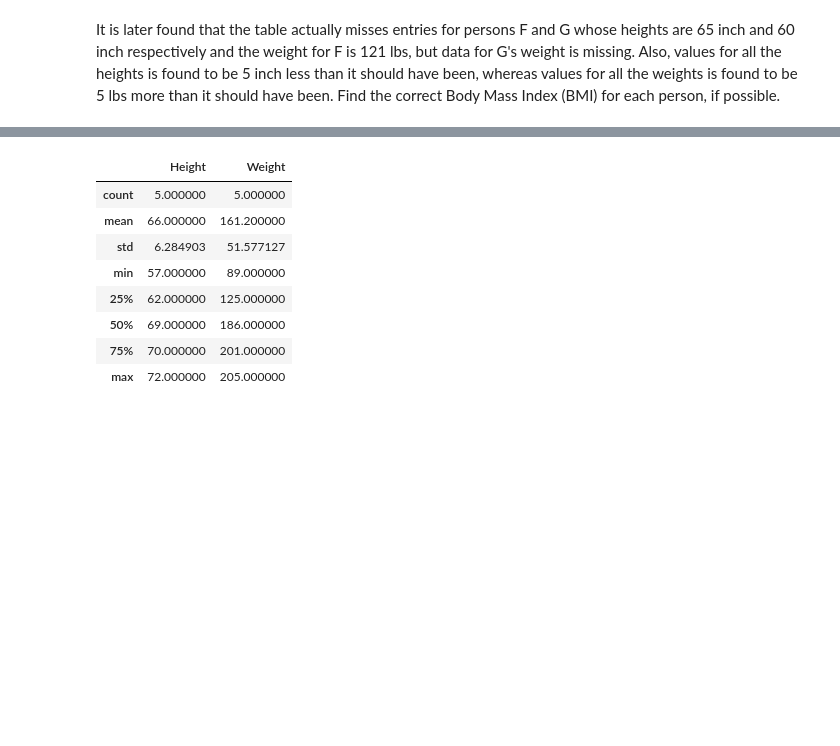
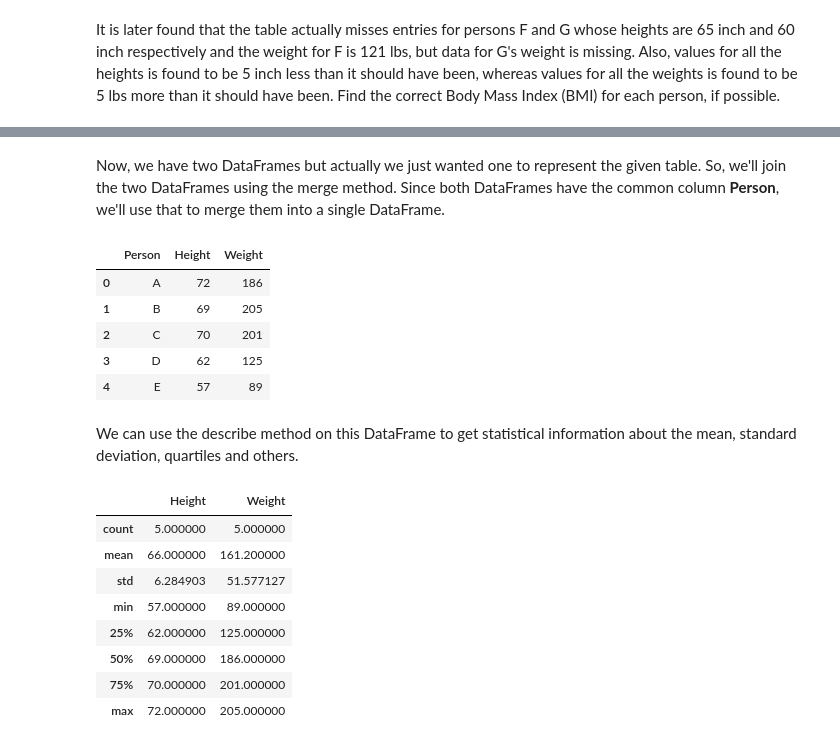
Before and after one commit to bajracharya-kshitij/pandas, a Jupyter notebook: DataFrame.ipynb, the cells around one changed output, grey strips where cells are left out. Saved outputs shown, nothing was run; the diff lists cells and outputs as text; code cells hidden in the pictures; blank space fills up the shorter version.

```diff
--- a/DataFrame.ipynb
+++ b/DataFrame.ipynb
@@ -32,3 +50,17 @@ height_weight_df.head(n=3)
+# %% [markdown]
+Now, we have two DataFrames but actually we just wanted one to represent the given table. So, we'll join the two DataFrames using the merge method. Since both DataFrames have the common column **Person**, we'll use that to merge them into a single DataFrame.
+# %%
+height_weight_df = pd.merge(height_df,weight_df,on='Person')
+height_weight_df
+# %% [output]
+|  | Person | Height | Weight |
+| 0 | A | 72 | 186 |
+| 1 | B | 69 | 205 |
+| 2 | C | 70 | 201 |
+| 3 | D | 62 | 125 |
+| 4 | E | 57 | 89 |
+# %% [markdown]
+We can use the describe method on this DataFrame to get statistical information about the mean, standard deviation, quartiles and others.
 # %%
 height_weight_df.describe()
 # %% [output]
```
Also changed, not shown: parts of 44 cells of this notebook.
